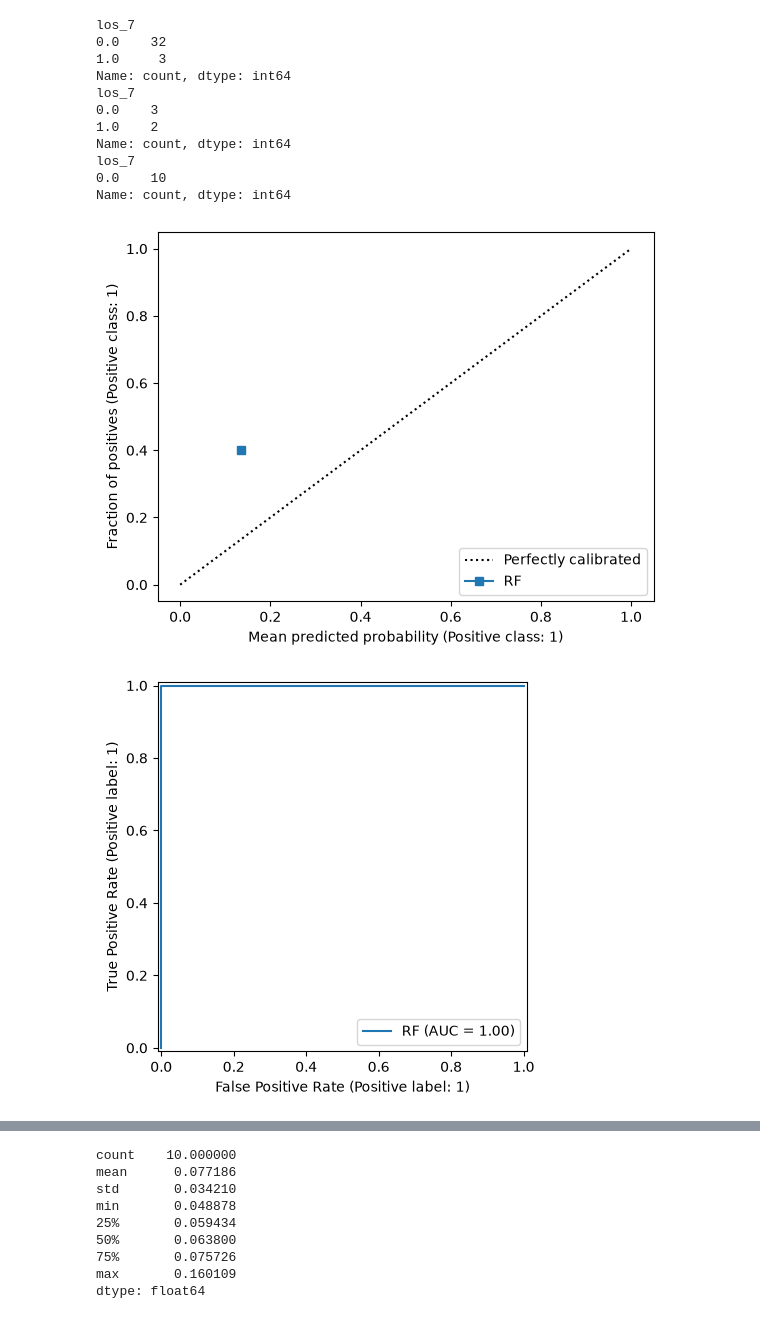
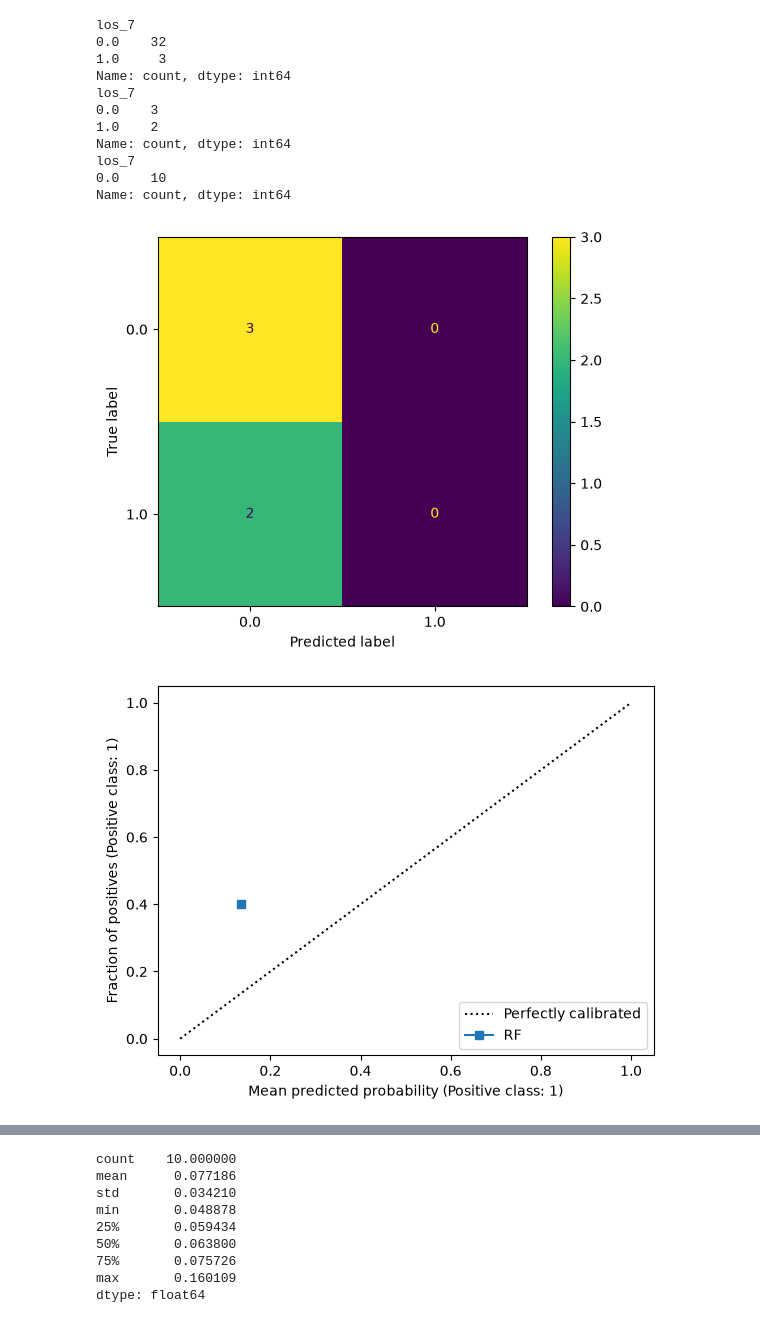
Before and after one commit to LizCrellin/msc_mimic_project, a Jupyter notebook: notebooks/1_Understand_Wang_pipeline.ipynb, the cells around one changed output, grey strips where cells are left out. Cells and saved outputs as stored; diff of their text form; code cells hidden in the pictures.

Commit message:
Complete plots for experimentation, remove unneeded cells

```diff
--- a/notebooks/1_Understand_Wang_pipeline.ipynb
+++ b/notebooks/1_Understand_Wang_pipeline.ipynb
@@ -61,6 +55,3 @@ pg_password = getpass.getpass('Postgres password: ')
 engine = create_engine(
     f'postgresql+psycopg2://{pg_user}:{pg_password}@{pg_host}:{pg_port}/{pg_dbname}'
 )
-# %%
-df = pd.read_sql("SELECT current_database();", engine)
-print(df)
@@ -495,28 +476,29 @@ Name: count, dtype: int64
 # %%
 # confusion matrix and plots for both RF and LR together
 
 # this doesn't work - go back to it later.
 
 for model_name in ('RF', 'LR'):
     best_M = results[model_name]['lvl2'][0]
     y_true = Ys_dev['los_7']            # should be looking at dev not test
     y_pred = best_M.predict(lvl2_flat_dev)  # should be looking at dev not test
     y_prob = best_M.predict_proba(lvl2_flat_dev)[:, 1]
 
-    # # confusion matrix:
-    # matrix[model_name] = confusion_matrix(y_true, y_pred, labels = [0.0,1.0])
+    # confusion matrix:
+    matrix = ConfusionMatrixDisplay.from_predictions(y_true, y_pred)
+    matrix.figure_.savefig(PLOTS_DIR / f'confusion_matrix_{model_name}.png')
 
     # calibration plot
     calib_plot = CalibrationDisplay.from_predictions(y_true, y_prob, name = model_name)
     calib_plot.figure_.savefig(PLOTS_DIR / f'calibration_{model_name}.png')
 
     # auc-roc
     auc_roc_plot = RocCurveDisplay.from_predictions(y_true, y_prob, name = model_name)
     auc_roc_plot.figure_.savefig(PLOTS_DIR / f'auc_roc_{model_name}.png')
 
     # au-prc
     au_prc_plot = PrecisionRecallDisplay.from_predictions(y_true, y_prob, name = model_name)
     au_prc_plot.figure_.savefig(PLOTS_DIR / f'au_prc_{model_name}.png')
 # %% [output]
-[figure, old version]
+[figure, new version]
-[figure, old version]
+[figure, new version]
```
Also changed, not shown: parts of 11 cells of this notebook.
